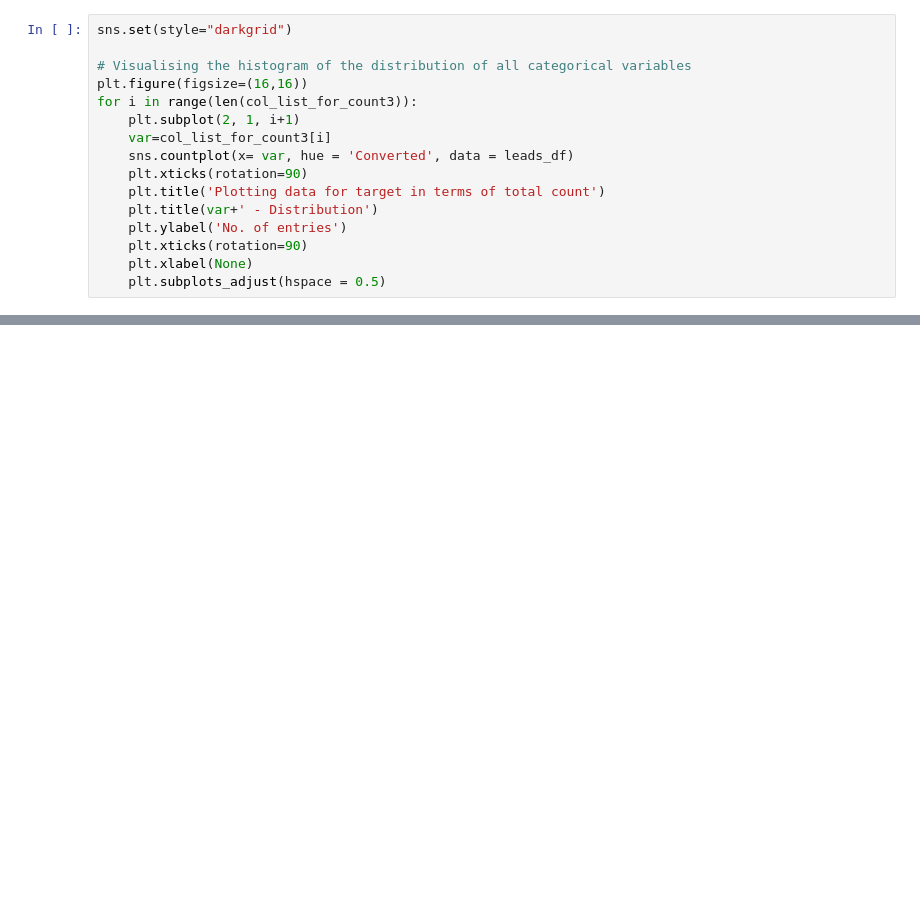
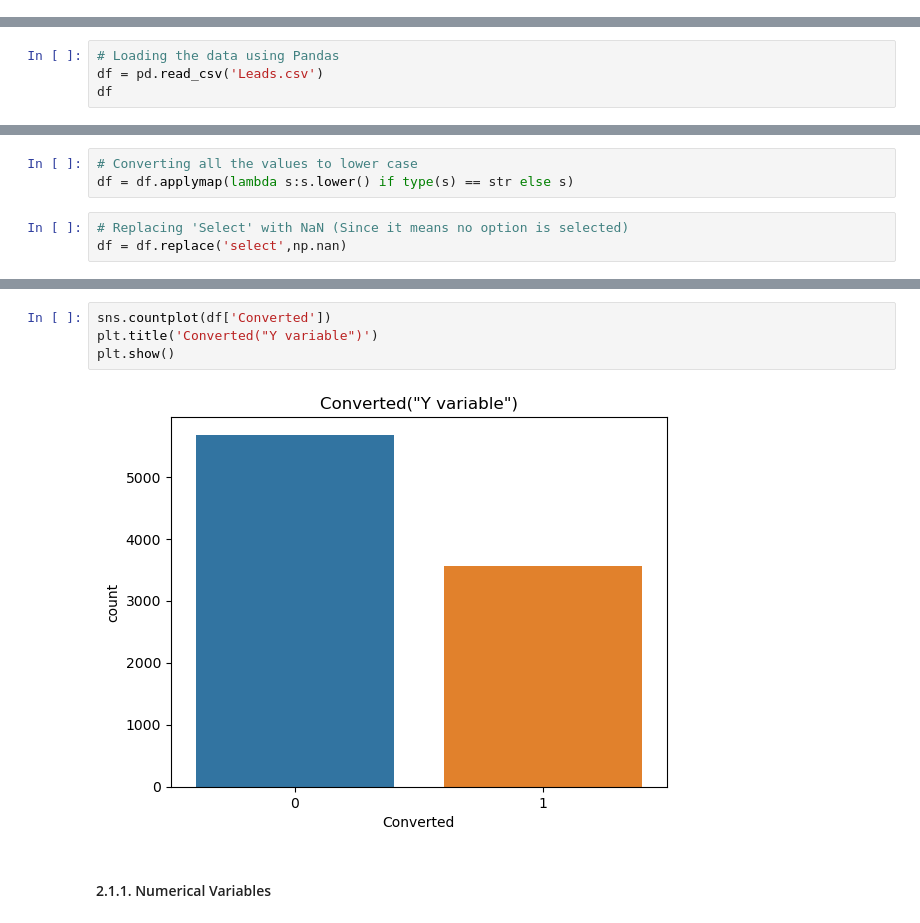
Before and after one commit to srikanth-chitturi/lead-scoring-case-study, a Jupyter notebook: lead_scoring_case_study.ipynb, the cells around one changed output, grey strips where cells are left out. Drawn from its saved outputs; the diff is of its cells as text; blank space fills up the shorter version.

```diff
--- a/lead_scoring_case_study.ipynb
+++ b/lead_scoring_case_study.ipynb
@@ -438,16 +0,0 @@ for x in col_list_for_count3:
-# %%
-sns.set(style="darkgrid")
-
-# Visualising the histogram of the distribution of all categorical variables
-plt.figure(figsize=(16,16))
-for i in range(len(col_list_for_count3)):
-    plt.subplot(2, 1, i+1)
-    var=col_list_for_count3[i]
-    sns.countplot(x= var, hue = 'Converted', data = leads_df)
-    plt.xticks(rotation=90)
-    plt.title('Plotting data for target in terms of total count')
-    plt.title(var+' - Distribution')
-    plt.ylabel('No. of entries')
-    plt.xticks(rotation=90)
-    plt.xlabel(None)
-    plt.subplots_adjust(hspace = 0.5)
@@ -1432,0 +25,4 @@ p, r, thresholds = precision_recall_curve(y_train_pred_final.Converted, y_train_
+# %%
+# Loading the data using Pandas
+df = pd.read_csv('Leads.csv')
+df
@@ -1432,0 +98,6 @@ p, r, thresholds = precision_recall_curve(y_train_pred_final.Converted, y_train_
+# %%
+# Converting all the values to lower case
+df = df.applymap(lambda s:s.lower() if type(s) == str else s)
+# %%
+# Replacing 'Select' with NaN (Since it means no option is selected)
+df = df.replace('select',np.nan)
@@ -1432,0 +454,8 @@ p, r, thresholds = precision_recall_curve(y_train_pred_final.Converted, y_train_
+# %%
+sns.countplot(df['Converted'])
+plt.title('Converted("Y variable")')
+plt.show()
+# %% [output]
+[figure, added]
+# %% [markdown]
+#### 2.1.1. Numerical Variables
```
Also changed, not shown: parts of 350 cells of this notebook, 5 other files.
